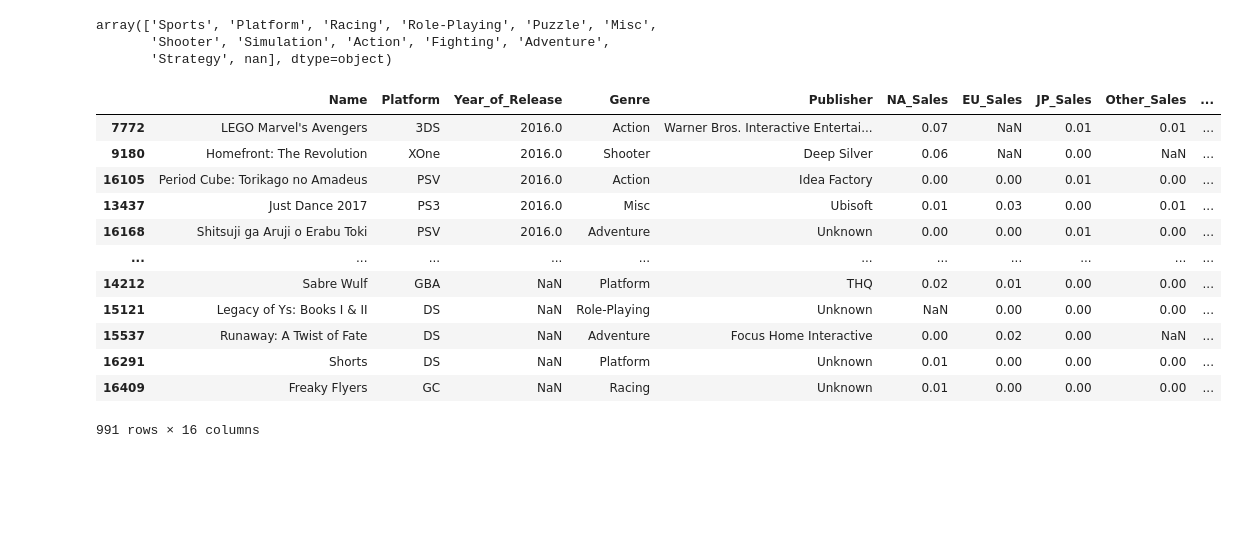
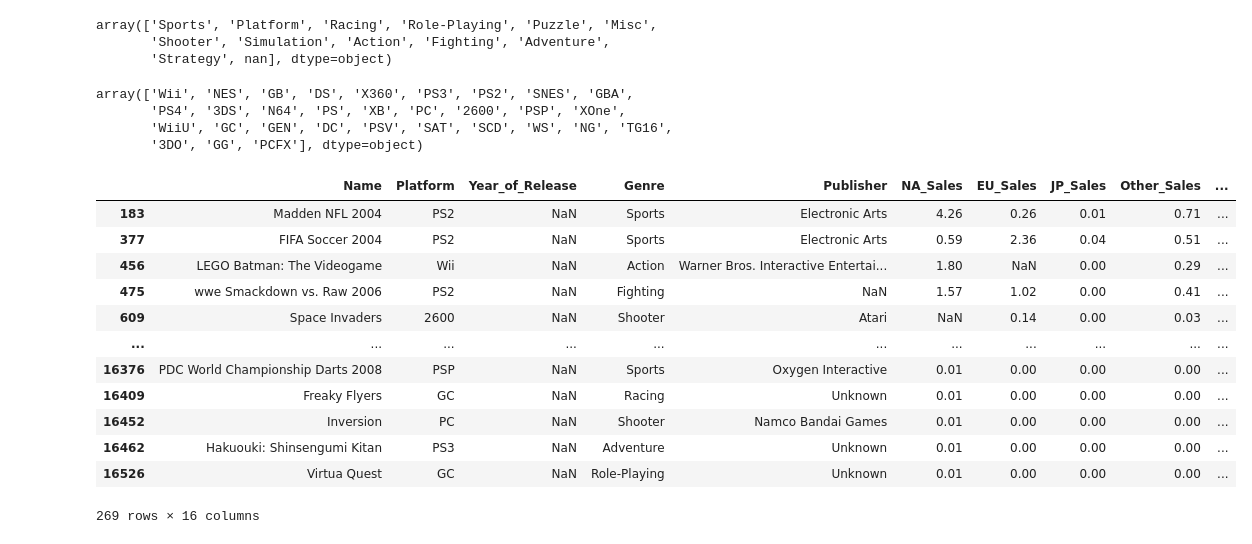
Before and after one commit to JUrielCerecero/analisis-de-datos-de-videojuegos, a Jupyter notebook: etl.ipynb, the cells around one changed output. Saved outputs shown, nothing was run; the diff lists cells and outputs as text; code cells hidden in the pictures; blank space fills up the shorter version.

```diff
--- a/etl.ipynb
+++ b/etl.ipynb
@@ -188,18 +189,25 @@ array(['Sports', 'Platform', 'Racing', 'Role-Playing', 'Puzzle', 'Misc',
        'Shooter', 'Simulation', 'Action', 'Fighting', 'Adventure',
        'Strategy', nan], dtype=object)
 # %%
-dfvideogamessales
+dfvideogamessales['Platform'].unique()
 # %% [output]
-|  | Name | Platform | Year_of_Release | Genre | Publisher | NA_Sales | EU_Sales | JP_Sales | Other_Sales | ... |
-| 7772 | LEGO Marvel's Avengers | 3DS | 2016.0 | Action | Warner Bros. Interactive Entertai... | 0.07 | NaN | 0.01 | 0.01 | ... |
-| 9180 | Homefront: The Revolution | XOne | 2016.0 | Shooter | Deep Silver | 0.06 | NaN | 0.00 | NaN | ... |
-| 16105 | Period Cube: Torikago no Amadeus | PSV | 2016.0 | Action | Idea Factory | 0.00 | 0.00 | 0.01 | 0.00 | ... |
-| 13437 | Just Dance 2017 | PS3 | 2016.0 | Misc | Ubisoft | 0.01 | 0.03 | 0.00 | 0.01 | ... |
-| 16168 | Shitsuji ga Aruji o Erabu Toki | PSV | 2016.0 | Adventure | Unknown | 0.00 | 0.00 | 0.01 | 0.00 | ... |
-| ... | ... | ... | ... | ... | ... | ... | ... | ... | ... | ... |
-| 14212 | Sabre Wulf | GBA | NaN | Platform | THQ | 0.02 | 0.01 | 0.00 | 0.00 | ... |
-| 15121 | Legacy of Ys: Books I & II | DS | NaN | Role-Playing | Unknown | NaN | 0.00 | 0.00 | 0.00 | ... |
-| 15537 | Runaway: A Twist of Fate | DS | NaN | Adventure | Focus Home Interactive | 0.00 | 0.02 | 0.00 | NaN | ... |
-| 16291 | Shorts | DS | NaN | Platform | Unknown | 0.01 | 0.00 | 0.00 | 0.00 | ... |
-| 16409 | Freaky Flyers | GC | NaN | Racing | Unknown | 0.01 | 0.00 | 0.00 | 0.00 | ... |
-991 rows × 16 columns
+array(['Wii', 'NES', 'GB', 'DS', 'X360', 'PS3', 'PS2', 'SNES', 'GBA',
+       'PS4', '3DS', 'N64', 'PS', 'XB', 'PC', '2600', 'PSP', 'XOne',
+       'WiiU', 'GC', 'GEN', 'DC', 'PSV', 'SAT', 'SCD', 'WS', 'NG', 'TG16',
+       '3DO', 'GG', 'PCFX'], dtype=object)
+# %%
+dfvideogamessales[dfvideogamessales['Year_of_Release'].isna()]
+# %% [output]
+|  | Name | Platform | Year_of_Release | Genre | Publisher | NA_Sales | EU_Sales | JP_Sales | Other_Sales | ... |
+| 183 | Madden NFL 2004 | PS2 | NaN | Sports | Electronic Arts | 4.26 | 0.26 | 0.01 | 0.71 | ... |
+| 377 | FIFA Soccer 2004 | PS2 | NaN | Sports | Electronic Arts | 0.59 | 2.36 | 0.04 | 0.51 | ... |
+| 456 | LEGO Batman: The Videogame | Wii | NaN | Action | Warner Bros. Interactive Entertai... | 1.80 | NaN | 0.00 | 0.29 | ... |
+| 475 | wwe Smackdown vs. Raw 2006 | PS2 | NaN | Fighting | NaN | 1.57 | 1.02 | 0.00 | 0.41 | ... |
+| 609 | Space Invaders | 2600 | NaN | Shooter | Atari | NaN | 0.14 | 0.00 | 0.03 | ... |
+| ... | ... | ... | ... | ... | ... | ... | ... | ... | ... | ... |
+| 16376 | PDC World Championship Darts 2008 | PSP | NaN | Sports | Oxygen Interactive | 0.01 | 0.00 | 0.00 | 0.00 | ... |
+| 16409 | Freaky Flyers | GC | NaN | Racing | Unknown | 0.01 | 0.00 | 0.00 | 0.00 | ... |
+| 16452 | Inversion | PC | NaN | Shooter | Namco Bandai Games | 0.01 | 0.00 | 0.00 | 0.00 | ... |
+| 16462 | Hakuouki: Shinsengumi Kitan | PS3 | NaN | Adventure | Unknown | 0.01 | 0.00 | 0.00 | 0.00 | ... |
+| 16526 | Virtua Quest | GC | NaN | Role-Playing | Unknown | 0.01 | 0.00 | 0.00 | 0.00 | ... |
+269 rows × 16 columns
```
Also changed, not shown: parts of 11 cells of this notebook, 1 other file.
